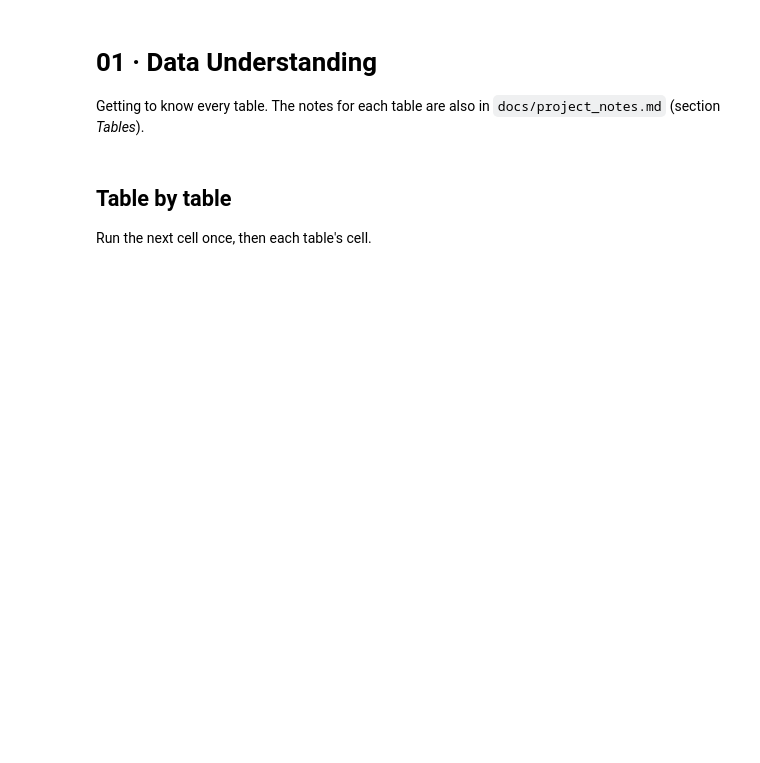
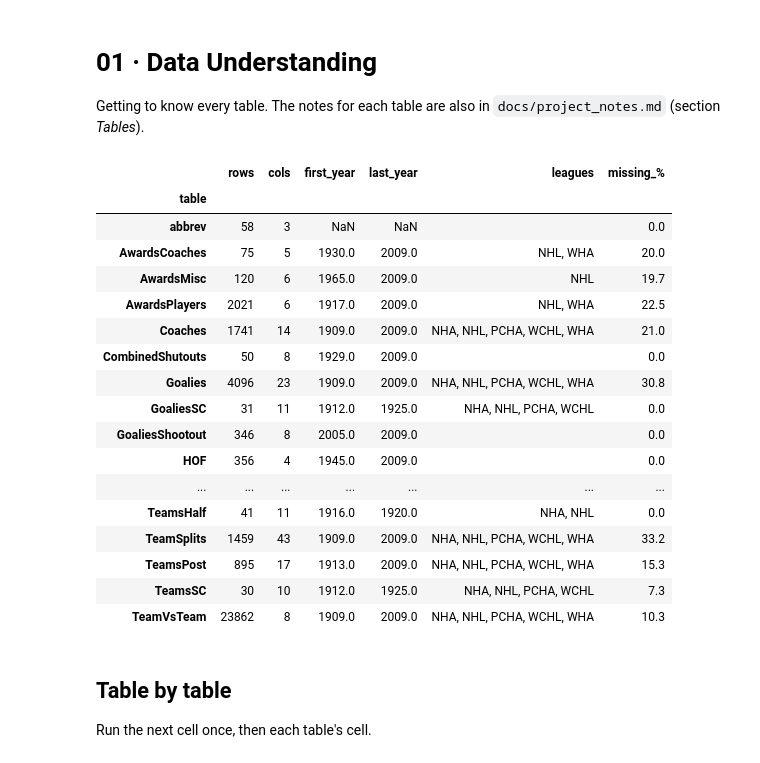
Before and after one commit to up202303702/AC, a Jupyter notebook: notebooks/01_data_overview.ipynb, the cells around one changed output. Saved outputs shown, nothing was run; the diff lists cells and outputs as text; code cells hidden in the pictures; blank space fills up the shorter version.

```diff
--- a/notebooks/01_data_overview.ipynb
+++ b/notebooks/01_data_overview.ipynb
@@ -5,20 +5,39 @@ Getting to know every table. The notes for each table are also in `docs/project_
 # %%
 import sys
 from pathlib import Path
 sys.path.append("..")
 
 import pandas as pd
 import matplotlib.pyplot as plt
 import seaborn as sns
 
 from src.data_loading import load_all, overview, build_sqlite
 
 pd.set_option("display.max_columns", None)
-sns.set_theme(style="whitegrid")
+sns.set_theme(style="whitegrid", context="talk")
 FIG = Path("../figures"); FIG.mkdir(exist_ok=True)   # plots for the slides are saved here
 
 tables = load_all()
 overview(tables)
+# %% [output]
+|  | rows | cols | first_year | last_year | leagues | missing_% |
+| table |  |  |  |  |  |  |
+| abbrev | 58 | 3 | NaN | NaN |  | 0.0 |
+| AwardsCoaches | 75 | 5 | 1930.0 | 2009.0 | NHL, WHA | 20.0 |
+| AwardsMisc | 120 | 6 | 1965.0 | 2009.0 | NHL | 19.7 |
+| AwardsPlayers | 2021 | 6 | 1917.0 | 2009.0 | NHL, WHA | 22.5 |
+| Coaches | 1741 | 14 | 1909.0 | 2009.0 | NHA, NHL, PCHA, WCHL, WHA | 21.0 |
+| CombinedShutouts | 50 | 8 | 1929.0 | 2009.0 |  | 0.0 |
+| Goalies | 4096 | 23 | 1909.0 | 2009.0 | NHA, NHL, PCHA, WCHL, WHA | 30.8 |
+| GoaliesSC | 31 | 11 | 1912.0 | 1925.0 | NHA, NHL, PCHA, WCHL | 0.0 |
+| GoaliesShootout | 346 | 8 | 2005.0 | 2009.0 |  | 0.0 |
+| HOF | 356 | 4 | 1945.0 | 2009.0 |  | 0.0 |
+| ... | ... | ... | ... | ... | ... | ... |
+| TeamsHalf | 41 | 11 | 1916.0 | 1920.0 | NHA, NHL | 0.0 |
+| TeamSplits | 1459 | 43 | 1909.0 | 2009.0 | NHA, NHL, PCHA, WCHL, WHA | 33.2 |
+| TeamsPost | 895 | 17 | 1913.0 | 2009.0 | NHA, NHL, PCHA, WCHL, WHA | 15.3 |
+| TeamsSC | 30 | 10 | 1912.0 | 1925.0 | NHA, NHL, PCHA, WCHL | 7.3 |
+| TeamVsTeam | 23862 | 8 | 1909.0 | 2009.0 | NHA, NHL, PCHA, WCHL, WHA | 10.3 |
 # %% [markdown]
 ## Table by table
 
```
Also changed, not shown: parts of 3 cells of this notebook, 6 other files.
